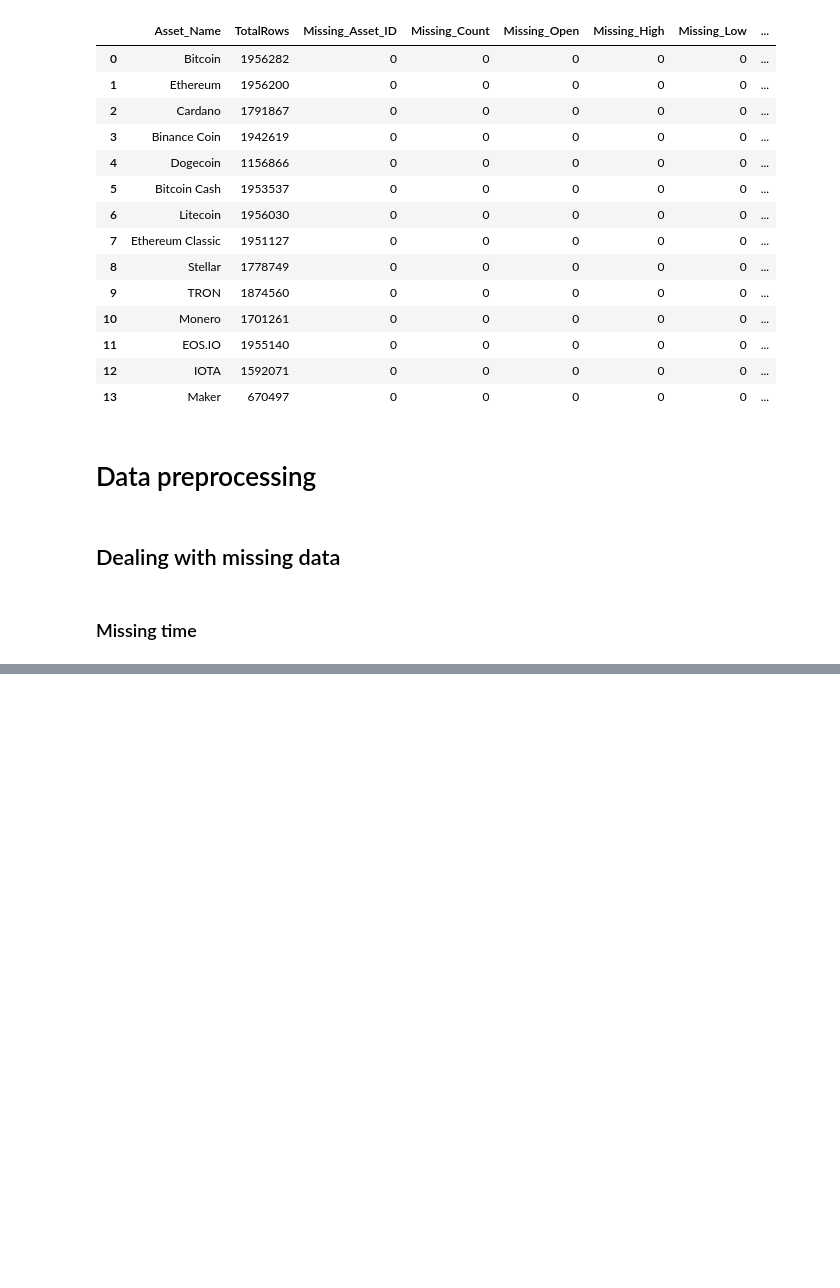
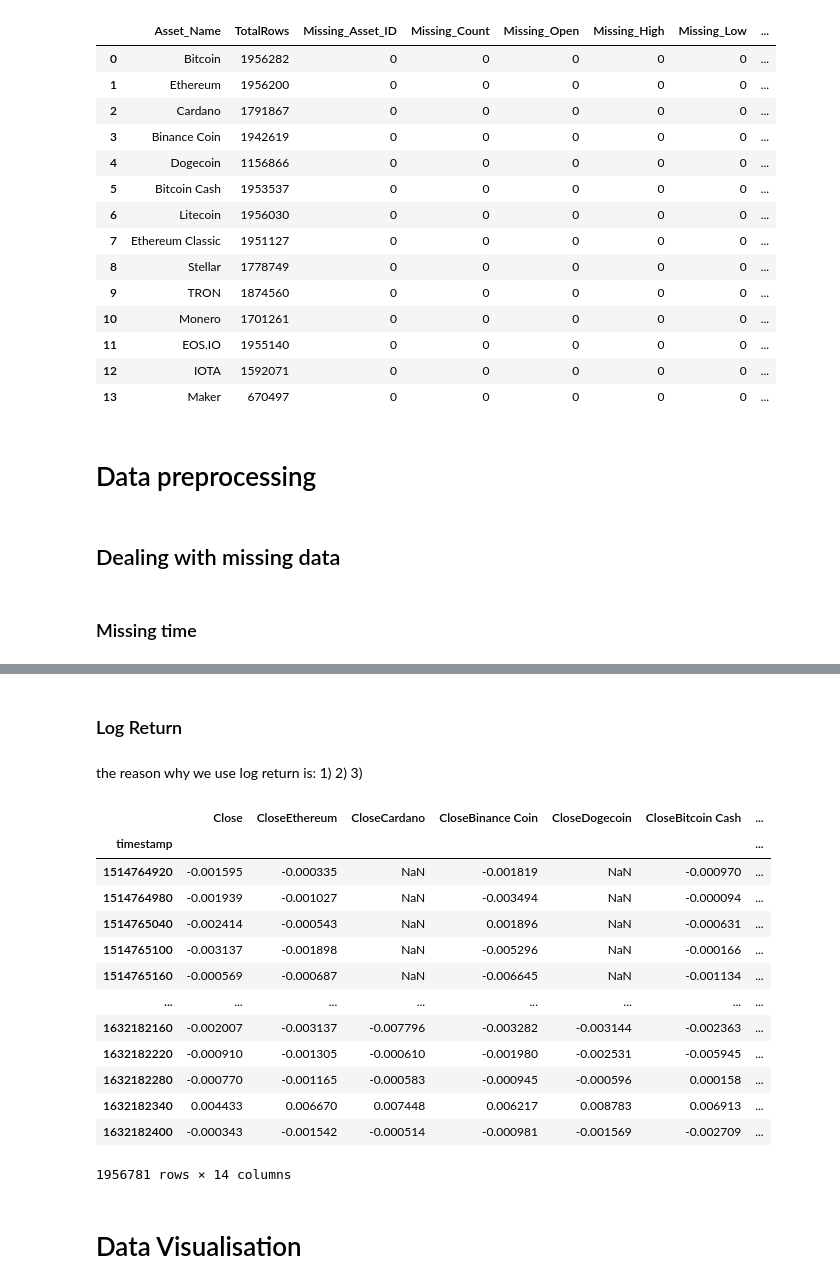
Before and after one commit to yanghang0918/Bitcoin-Prediction, a Jupyter notebook: btcpredict.ipynb, the cells around one changed output, grey strips where cells are left out. Cells and saved outputs as stored; diff of their text form; code cells hidden in the pictures; blank space fills up the shorter version.

```diff
--- a/btcpredict.ipynb
+++ b/btcpredict.ipynb
@@ -175,0 +212,35 @@ def coin_t_sub(Asset_ID, data=ctrain):
+# %% [markdown]
+### Log Return
+# %% [markdown]
+the reason why we use log return is:
+1)
+2)
+3)
+# %%
+def log_return(series, periods = 1):
+    return np.log(series).diff(periods=periods)
+
+allcoinlret = pd.DataFrame([])
+for coin in asset_names:
+    coin_df = ctrain[ctrain["Asset_ID"]==asset_names_dict[coin]].set_index("timestamp")
+    coin_lret = log_return(coin_df.Close)[1:]
+    allcoinlret = allcoinlret.join(coin_lret, rsuffix= coin, how = "outer")
+# %%
+allcoinlret
+# %% [output]
+|  | Close | CloseEthereum | CloseCardano | CloseBinance Coin | CloseDogecoin | CloseBitcoin Cash | ... |
+| timestamp |  |  |  |  |  |  | ... |
+| 1514764920 | -0.001595 | -0.000335 | NaN | -0.001819 | NaN | -0.000970 | ... |
+| 1514764980 | -0.001939 | -0.001027 | NaN | -0.003494 | NaN | -0.000094 | ... |
+| 1514765040 | -0.002414 | -0.000543 | NaN | 0.001896 | NaN | -0.000631 | ... |
+| 1514765100 | -0.003137 | -0.001898 | NaN | -0.005296 | NaN | -0.000166 | ... |
+| 1514765160 | -0.000569 | -0.000687 | NaN | -0.006645 | NaN | -0.001134 | ... |
+| ... | ... | ... | ... | ... | ... | ... | ... |
+| 1632182160 | -0.002007 | -0.003137 | -0.007796 | -0.003282 | -0.003144 | -0.002363 | ... |
+| 1632182220 | -0.000910 | -0.001305 | -0.000610 | -0.001980 | -0.002531 | -0.005945 | ... |
+| 1632182280 | -0.000770 | -0.001165 | -0.000583 | -0.000945 | -0.000596 | 0.000158 | ... |
+| 1632182340 | 0.004433 | 0.006670 | 0.007448 | 0.006217 | 0.008783 | 0.006913 | ... |
+| 1632182400 | -0.000343 | -0.001542 | -0.000514 | -0.000981 | -0.001569 | -0.002709 | ... |
+1956781 rows × 14 columns
+# %% [markdown]
+# Data Visualisation
```
Also changed, not shown: parts of 5 cells of this notebook.
